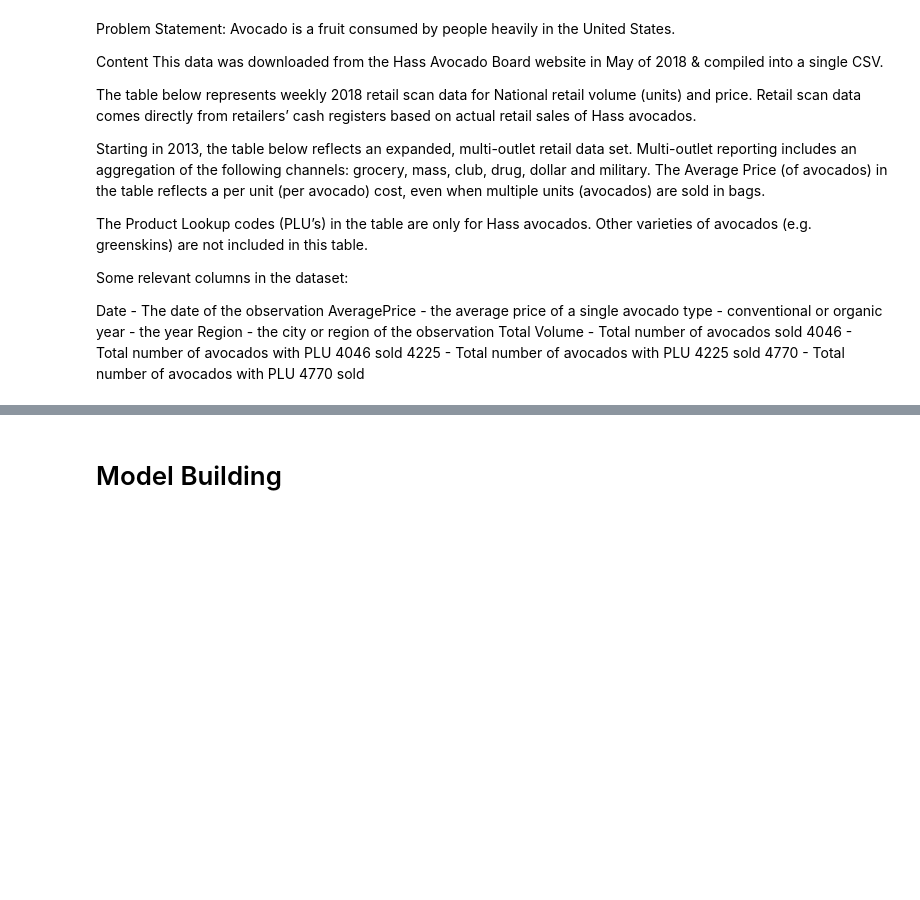
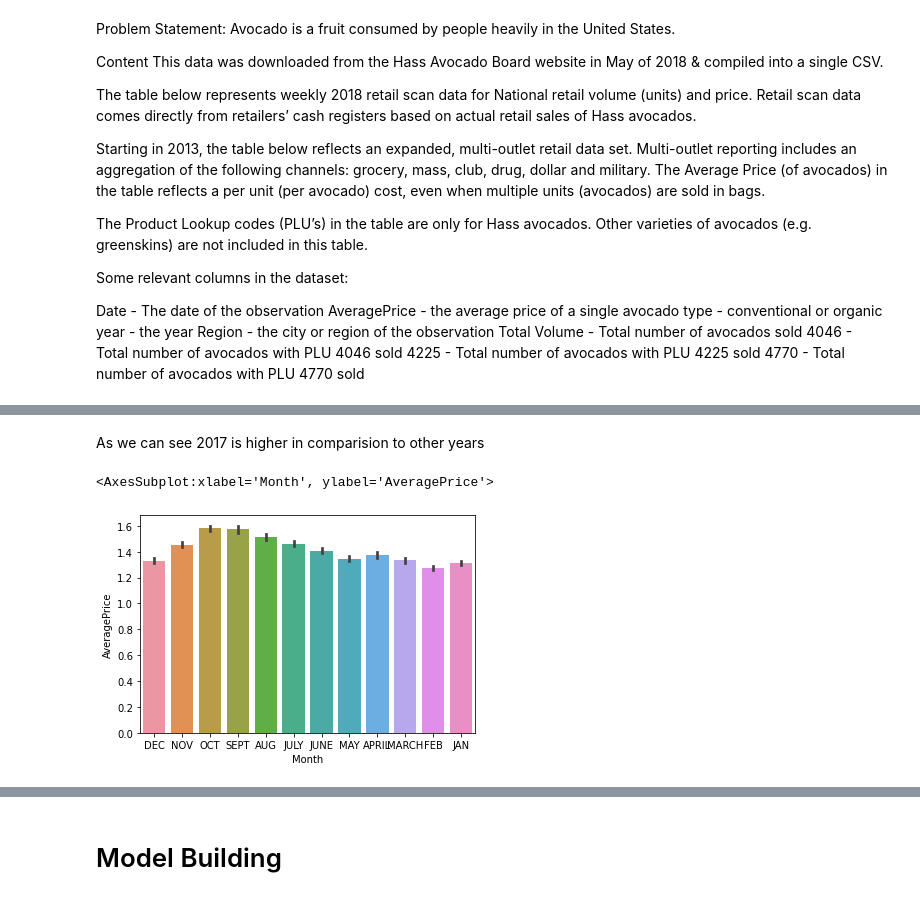
Before and after one commit to abdulwashif/DT_Evaluation_project, a Jupyter notebook: Evaluation projecct3-Avocado.ipynb, the cells around one changed output, grey strips where cells are left out. Saved outputs shown, nothing was run; the diff lists cells and outputs as text; code cells hidden in the pictures; blank space fills up the shorter version.

```diff
--- a/Evaluation projecct3-Avocado.ipynb
+++ b/Evaluation projecct3-Avocado.ipynb
@@ -270,0 +207,7 @@ data.head()
+# %% [markdown]
+As we can see 2017 is higher in comparision to other years
+# %%
+sns.barplot(x='Month',y='AveragePrice',data=df)
+# %% [output]
+<AxesSubplot:xlabel='Month', ylabel='AveragePrice'>
+[figure, added]
```
Also changed, not shown: parts of 118 cells of this notebook.
